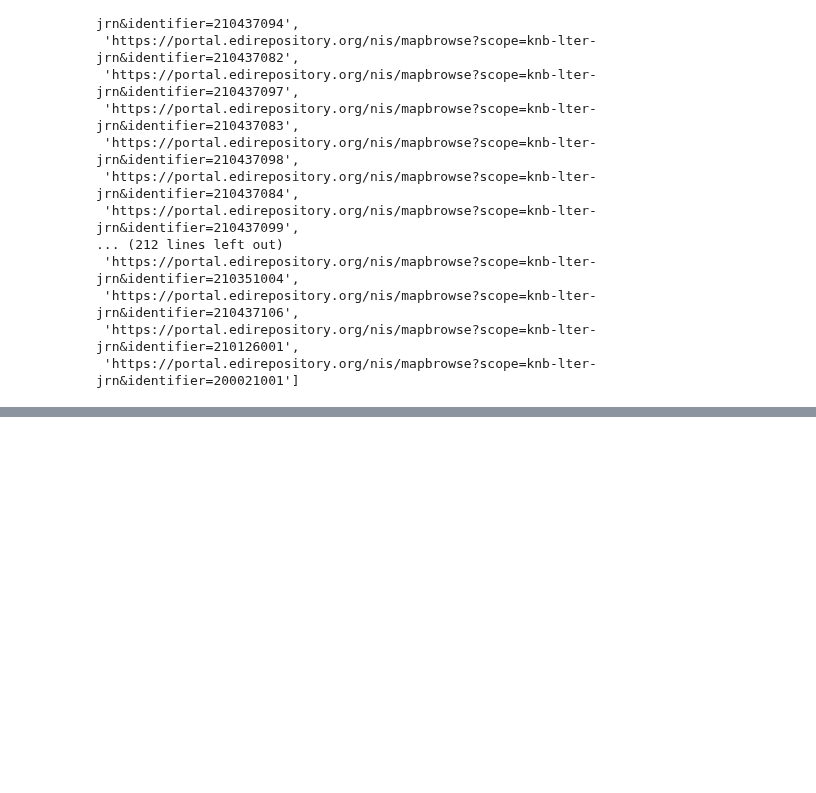
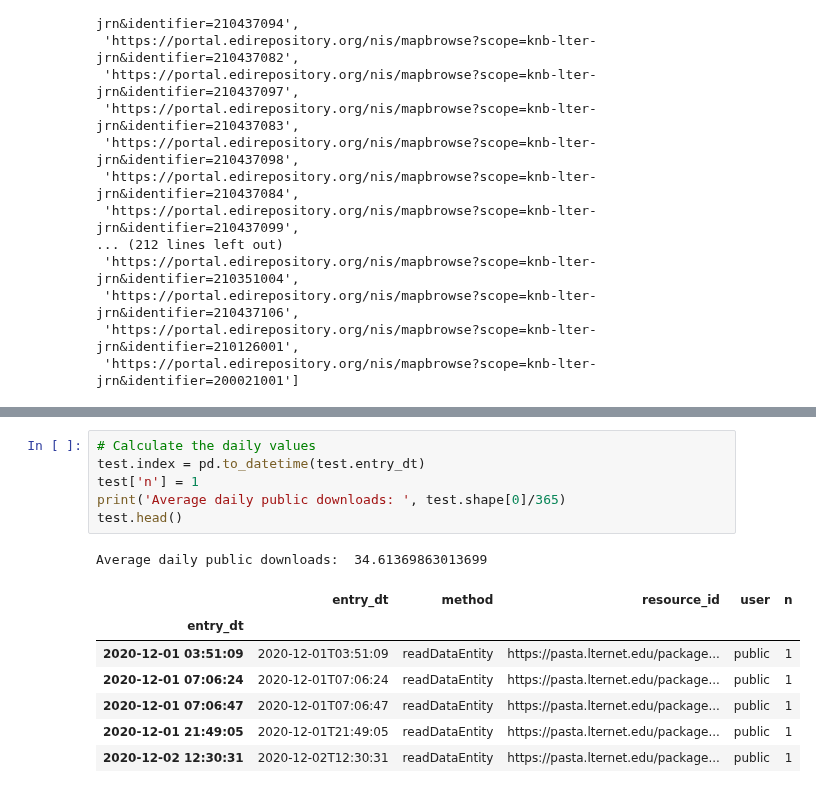
Before and after one commit to jornada-im/diagnostics, a Jupyter notebook: JRN-EDI-diagnostics-ANNRPT.ipynb, the cells around one changed output, grey strips where cells are left out. Cells and saved outputs as stored; diff of their text form; blank space fills up the shorter version.

```diff
--- a/JRN-EDI-diagnostics-ANNRPT.ipynb
+++ b/JRN-EDI-diagnostics-ANNRPT.ipynb
@@ -243,0 +281,15 @@ accessrpt
+# %%
+# Calculate the daily values
+test.index = pd.to_datetime(test.entry_dt)
+test['n'] = 1
+print('Average daily public downloads: ', test.shape[0]/365)
+test.head()
+# %% [output]
+Average daily public downloads:  34.61369863013699
+|  | entry_dt | method | resource_id | user | n |
+| entry_dt |  |  |  |  |  |
+| 2020-12-01 03:51:09 | 2020-12-01T03:51:09 | readDataEntity | https://pasta.lternet.edu/package... | public | 1 |
+| 2020-12-01 07:06:24 | 2020-12-01T07:06:24 | readDataEntity | https://pasta.lternet.edu/package... | public | 1 |
+| 2020-12-01 07:06:47 | 2020-12-01T07:06:47 | readDataEntity | https://pasta.lternet.edu/package... | public | 1 |
+| 2020-12-01 21:49:05 | 2020-12-01T21:49:05 | readDataEntity | https://pasta.lternet.edu/package... | public | 1 |
+| 2020-12-02 12:30:31 | 2020-12-02T12:30:31 | readDataEntity | https://pasta.lternet.edu/package... | public | 1 |
```
Also changed, not shown: parts of 9 cells of this notebook.
